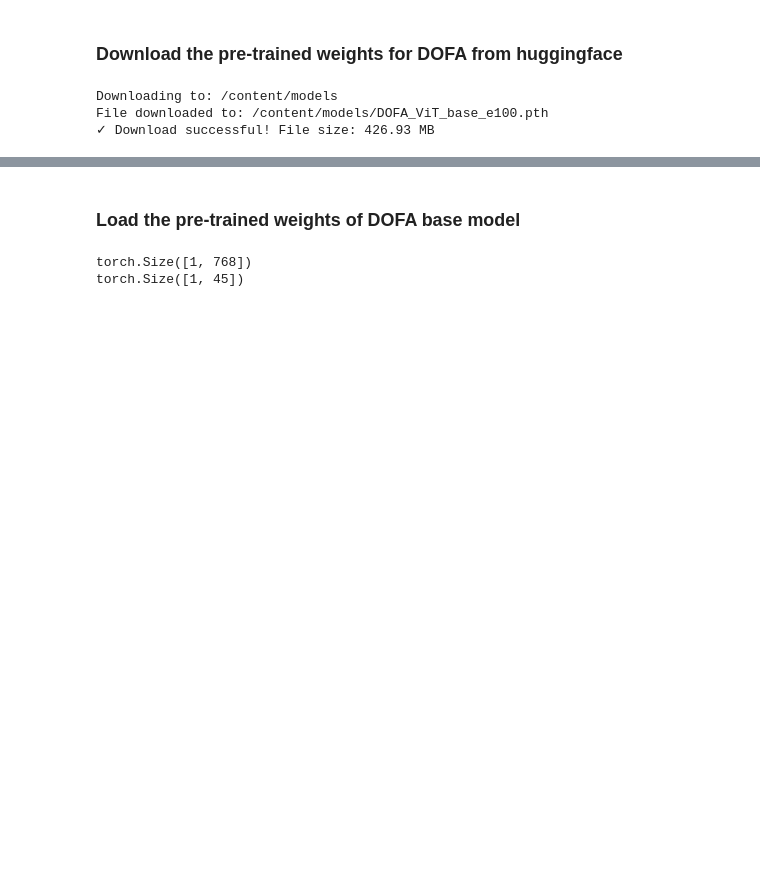
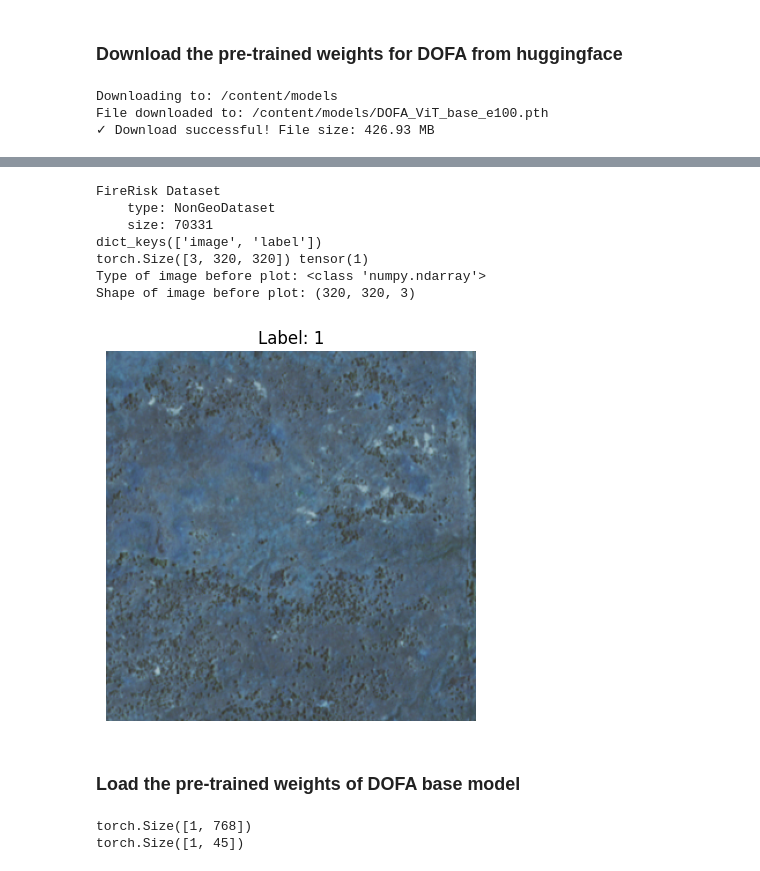
Before and after one commit to louisaberdeen/thinking_earth_hackathon, a Jupyter notebook: demo.ipynb, the cells around one changed output, grey strips where cells are left out. Cells and saved outputs as stored; diff of their text form; code cells hidden in the pictures; blank space fills up the shorter version.

```diff
--- a/demo.ipynb
+++ b/demo.ipynb
@@ -172,8 +172,13 @@ class DataAugmentation(torch.nn.Module):
         )
     @torch.no_grad()
     def forward(self,x):
-        x_out = self.transform(x)
-        return x_out
+        # Check if the input is a dictionary and apply transform to the 'image' key
+        if isinstance(x, dict) and 'image' in x:
+            x['image'] = self.transform(x['image']).squeeze(0)
+            return x
+        else:
+            x_out = self.transform(x).squeeze(0)
+            return x_out
 # %%
 transform = DataAugmentation(mean=S1_MEAN,std=S1_STD)
 
@@ -194,3 +212,38 @@ import kornia as K
+# %%
+from torchgeo.datasets import FireRisk
+import kornia as K
+import numpy as np
+import torch
+import matplotlib.pyplot as plt
+
+NAIP_transform = DataAugmentation(mean=NAIP_MEAN, std=NAIP_STD)
+
+dataset_train = FireRisk(root='data', split='train', transforms=None, download=True, checksum=False)
+
+print(dataset_train)
+sample = dataset_train[9999]
+print(sample.keys())
+print(sample['image'].shape, sample['label'])
+
+# Extract and prepare image data for plotting with Matplotlib
+image_to_plot = sample['image'].permute(1, 2, 0).numpy().astype(np.uint8)
+
+print(f"Type of image before plot: {type(image_to_plot)}")
+print(f"Shape of image before plot: {image_to_plot.shape}")
+
+plt.imshow(image_to_plot)
+plt.title(f"Label: {sample['label'].item()}")
+plt.axis('off')
+plt.show()
+# %% [output]
+FireRisk Dataset
+    type: NonGeoDataset
+    size: 70331
+dict_keys(['image', 'label'])
+torch.Size([3, 320, 320]) tensor(1)
+Type of image before plot: <class 'numpy.ndarray'>
+Shape of image before plot: (320, 320, 3)
+[figure, added]
 # %% [markdown]
 ### Load the pre-trained weights of DOFA base model
 # %%
```
Also changed, not shown: parts of 7 cells of this notebook.
